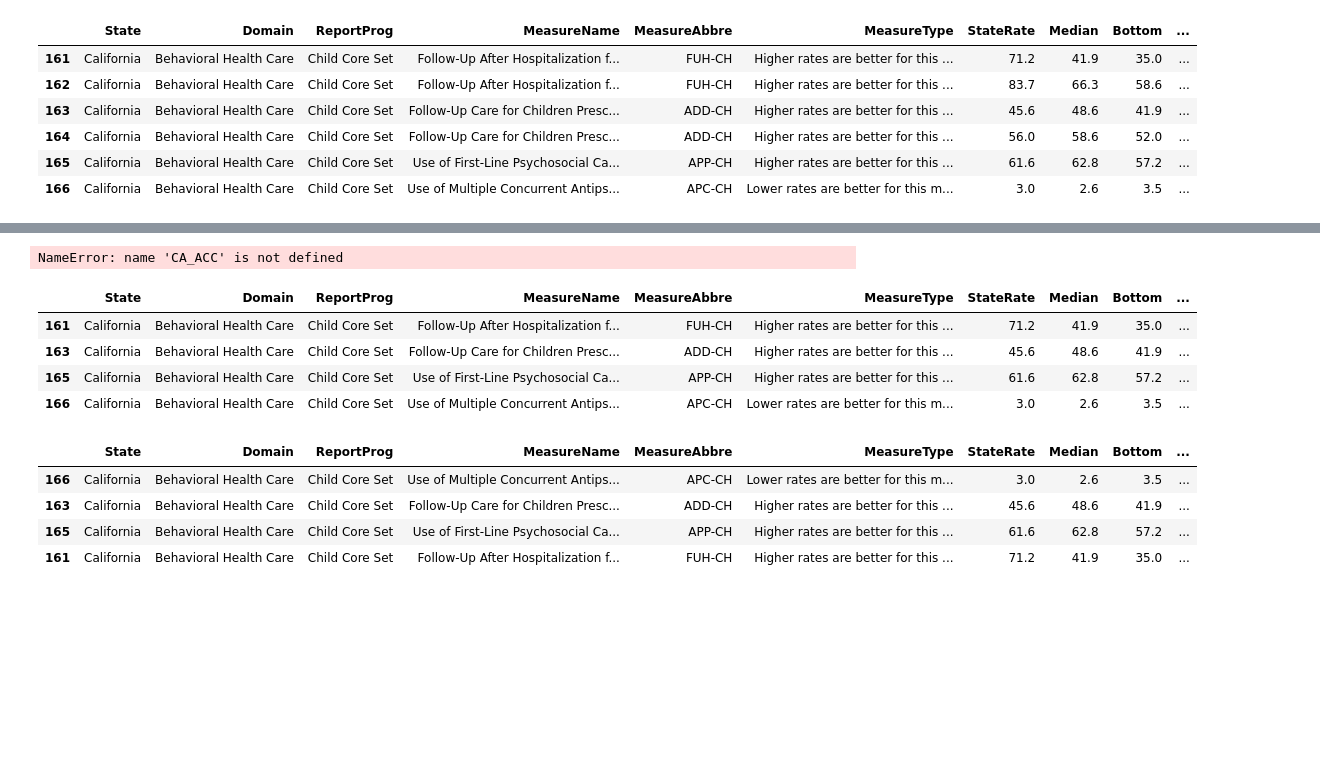
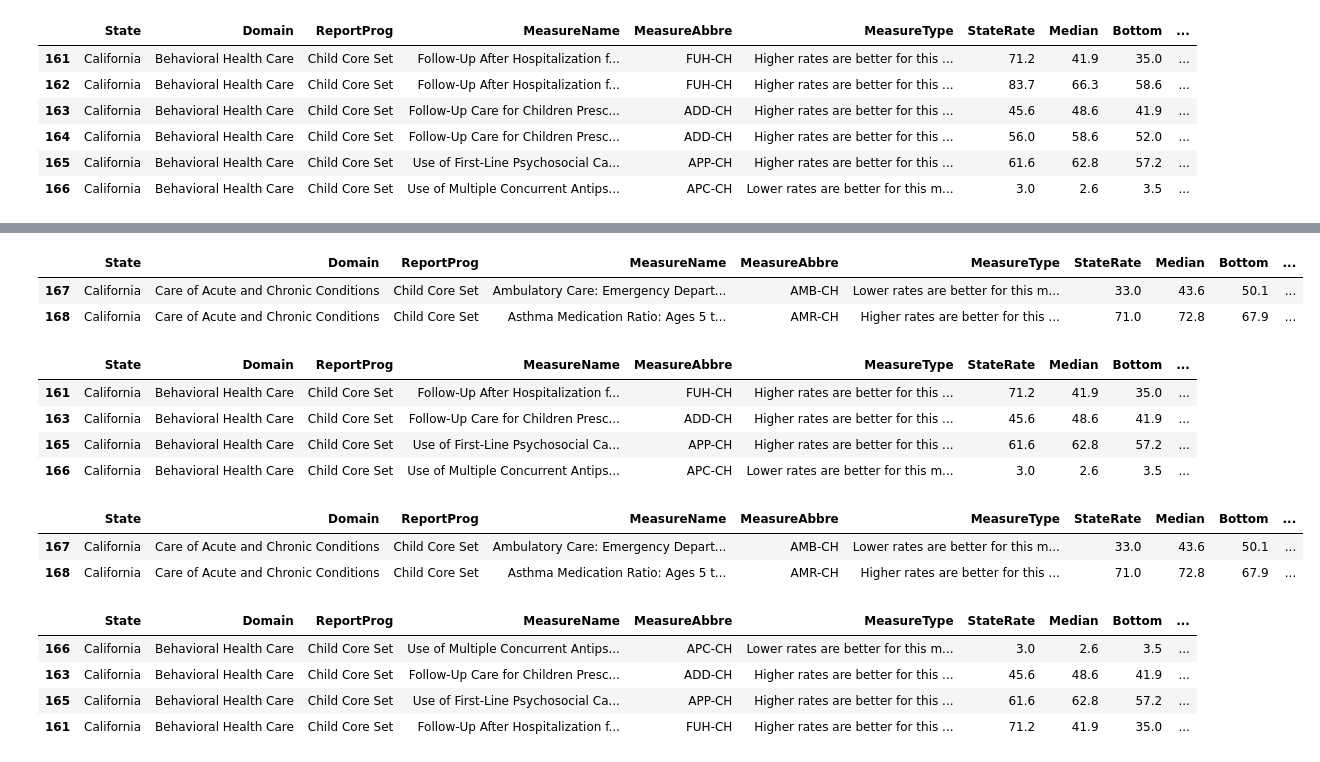
Before and after one commit to CORPUZ-2024/Medicaid_2019_Qual_Measure, a Jupyter notebook: 2019Medicaid.ipynb, the cells around one changed output, grey strips where cells are left out. Cells and saved outputs as stored; diff of their text form; code cells hidden in the pictures; blank space fills up the shorter version.

```diff
--- a/2019Medicaid.ipynb
+++ b/2019Medicaid.ipynb
@@ -326,4 +319,4 @@ CA.shape
 # %%
 #medicaid[(medicaid.State == 'California')]
-CA_CS= CA[(CA.ReportProg =='Child Core Set')]
+WY_CS= WY[(WY.ReportProg =='Child Core Set')]
 # %%
@@ -355,7 +362,9 @@ CA_ACC = CA_ACC.drop_duplicates(subset=['MeasureName'],keep= 'first')
 
 CA_ACC
 # %% [output]
-NameError: name 'CA_ACC' is not defined
+|  | State | Domain | ReportProg | MeasureName | MeasureAbbre | MeasureType | StateRate | Median | Bottom | ... |
+| 167 | California | Care of Acute and Chronic Conditions | Child Core Set | Ambulatory Care: Emergency Depart... | AMB-CH | Lower rates are better for this m... | 33.0 | 43.6 | 50.1 | ... |
+| 168 | California | Care of Acute and Chronic Conditions | Child Core Set | Asthma Medication Ratio: Ages 5 t... | AMR-CH | Higher rates are better for this ... | 71.0 | 72.8 | 67.9 | ... |
 # %%
 CA_BHC = CA_BHC.drop_duplicates(subset=['MeasureName'],keep= 'first')
 
@@ -366,6 +375,13 @@ CA_BHC
 | 163 | California | Behavioral Health Care | Child Core Set | Follow-Up Care for Children Presc... | ADD-CH | Higher rates are better for this ... | 45.6 | 48.6 | 41.9 | ... |
 | 165 | California | Behavioral Health Care | Child Core Set | Use of First-Line Psychosocial Ca... | APP-CH | Higher rates are better for this ... | 61.6 | 62.8 | 57.2 | ... |
 | 166 | California | Behavioral Health Care | Child Core Set | Use of Multiple Concurrent Antips... | APC-CH | Lower rates are better for this m... | 3.0 | 2.6 | 3.5 | ... |
+# %%
+CA_ACC=CA_ACC.sort_values(by=['StateRate'], ascending=True)
+CA_ACC
+# %% [output]
+|  | State | Domain | ReportProg | MeasureName | MeasureAbbre | MeasureType | StateRate | Median | Bottom | ... |
+| 167 | California | Care of Acute and Chronic Conditions | Child Core Set | Ambulatory Care: Emergency Depart... | AMB-CH | Lower rates are better for this m... | 33.0 | 43.6 | 50.1 | ... |
+| 168 | California | Care of Acute and Chronic Conditions | Child Core Set | Asthma Medication Ratio: Ages 5 t... | AMR-CH | Higher rates are better for this ... | 71.0 | 72.8 | 67.9 | ... |
 # %%
 CA_BHC=CA_BHC.sort_values(by=['StateRate'], ascending=True)
 CA_BHC
```
Also changed, not shown: parts of 32 cells of this notebook.
